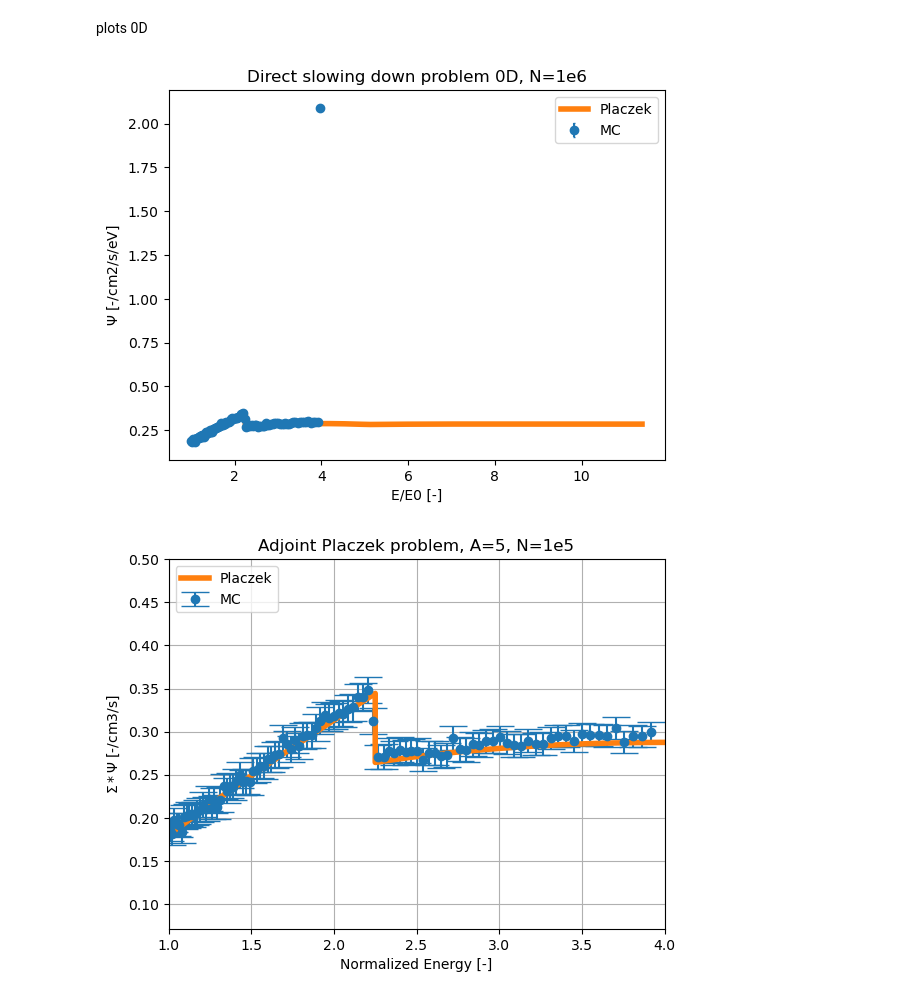
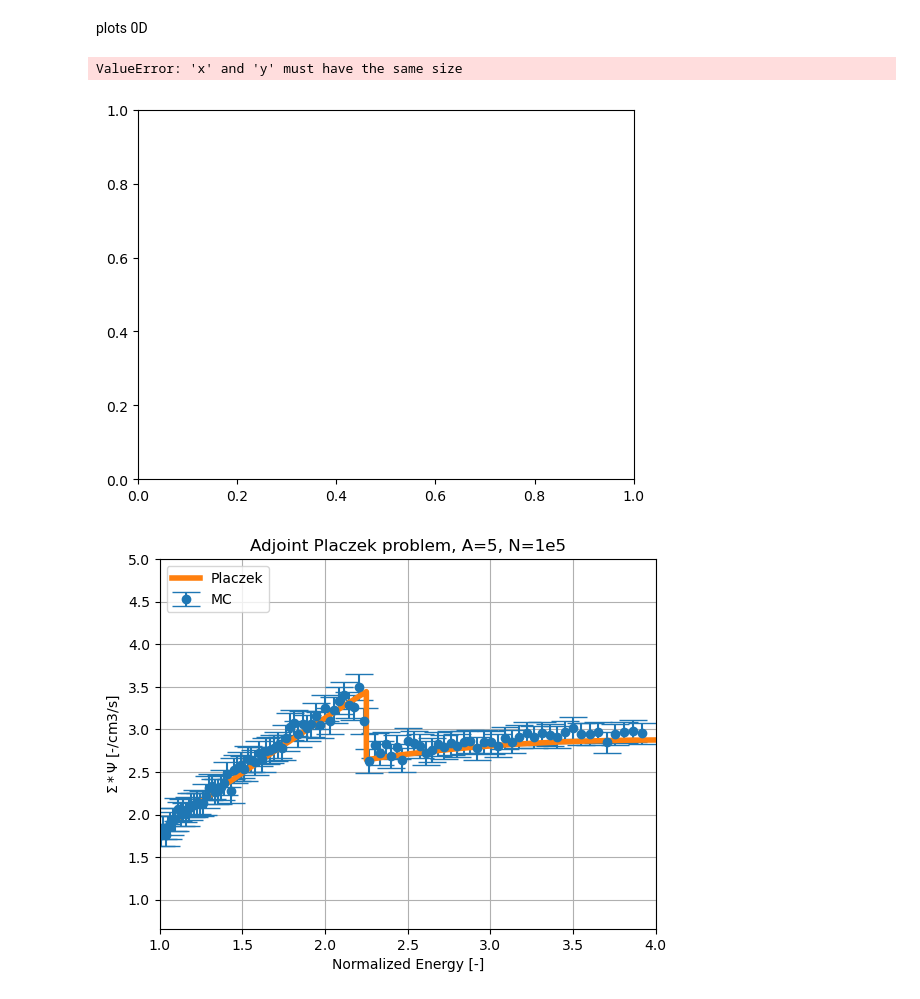
Before and after one commit to Simone-Occhipinti/Transport-code-v.3, a Jupyter notebook: fixed_source_MC.ipynb, the cells around one changed output. Saved outputs shown, nothing was run; the diff lists cells and outputs as text; code cells hidden in the pictures.

```diff
--- a/fixed_source_MC.ipynb
+++ b/fixed_source_MC.ipynb
@@ -22,7 +22,7 @@ from controllers import statistic_controller as stat_c
 Import data
 # %%
 PL = 1
-LT = -1
+LT = 1
 particle_squeue = []
 
 # Base directory
@@ -50,8 +50,8 @@ outer = mat_m.material(outer_list)
 # %% [markdown]
 Tally creation
 # %%
-distribution = [(core,0,GV.LEnd)]
-#distribution = [(core,0,3.),(reflector,3.,6.),(outer,6.,GV.LEnd)]
+#distribution = [(core,0,GV.LEnd)]
+distribution = [(core,0,3.),(reflector,3.,6.),(outer,6.,GV.LEnd)]
 #distribution = [(core, 0, 8.),(reflector,8.,GV.LEnd)]
 domain = geo_m.domain(distribution,GV.LL,100,GV.EE,100,True)
 tally = stat_m.tally(GV.LL,100)
@@ -112,17 +112,17 @@ Iteration: 99800
 Iteration: 99900
 Iteration: 100000
 # %%
-# avg = avg.ravel()
-# sigma = sigma.ravel()
+avg = avg.ravel()
+sigma = sigma.ravel()
 # %%
-# xx = tally.spaceref
-# plt.errorbar(xx,avg,yerr=3*avg*sigma,fmt='o',capsize=10)
-# plt.axvline(x=3, color='grey', linestyle='--', label='Dummy interface')
-# plt.axvline(x=6, color='grey', linestyle='--')
-# plt.xlabel('Radius [cm]')
-# plt.ylabel('$\Psi$ [-/cm2/s]')
-# plt.title('Adjoint flux distribution without dummy interface, N=1e5')
-# plt.yscale('log')
-# plt.legend()
-# plt.grid()
-# plt.show()
+xx = tally.spaceref
+plt.errorbar(xx,avg,yerr=3*avg*sigma,fmt='o',capsize=10)
+plt.axvline(x=3, color='red', linestyle='--', label='Dummy interface')
+plt.axvline(x=6, color='red', linestyle='--')
+plt.xlabel('Radius [cm]')
+plt.ylabel('$\Phi$ [-/cm2/s]')
+plt.title('Neutron flux distribution with dummy interface, N=1e5')
+plt.yscale('log')
+plt.legend()
+plt.grid()
+plt.show()
@@ -131,35 +133,37 @@ plots 0D
 # %%
 avg = avg.ravel()
 sigma = sigma.ravel()
 
 if LT > 0:
     xx = -np.log(tally.energyref/GV.EREF)
     yy = avg*tally.energyref
     if PL > 0:
         plc = pcz.Lplaczek(carbon.mass_number)
 else:
     xx = tally.energyref/GV.EREF
-    yy = avg
+    yy = avg*GV.EREF
     if PL > 0:
         plc = pcz.adj_placzek(carbon.mass_number,domain.materials[0].macro_xs_scattering)
         plc[0] *= 1/GV.EREF
+        plc[1] *= GV.EREF
 
 plt.errorbar(xx, yy, yerr=sigma*yy, fmt='o',label='MC' ,capsize=1)
 if PL > 0:
     plt.plot(plc[0],plc[1],linewidth='4' ,label='Placzek')
 if LT > 0:
     plt.xlabel('Letargy [-]')
     plt.ylabel('$\Sigma*\Phi$ [-/cm3/s]')
 else:
     plt.xlabel('E/E0 [-]')
     plt.ylabel(r'$\Psi$ [-/cm2/s/eV]')
 plt.title('Direct slowing down problem 0D, N=1e6')
 #plt.xlim(left=1)
 #plt.xscale('log')
 plt.legend()
 plt.show()
 # %% [output]
+ValueError: 'x' and 'y' must have the same size
-[figure, old version]
+[figure, new version]
 # %%
 plt.errorbar(xx, yy, yerr=3*yy*sigma, fmt='o', capsize=10, label='MC')
 plt.plot(plc[0],plc[1],linewidth='4' ,label='Placzek')
@@ -167,9 +171,9 @@ plt.xlabel('Normalized Energy [-]')
 plt.ylabel('$\Sigma*\Psi$ [-/cm3/s]')
 plt.title('Adjoint Placzek problem, A=5, N=1e5')
 plt.xlim(1,4)
-plt.ylim(top=0.5)
+plt.ylim(top=5)
 plt.grid()
 plt.legend()
 plt.show()
 # %% [output]
-[figure, old version]
+[figure, new version]
```
Also changed, not shown: parts of 1 cell of this notebook, 1 other file.
